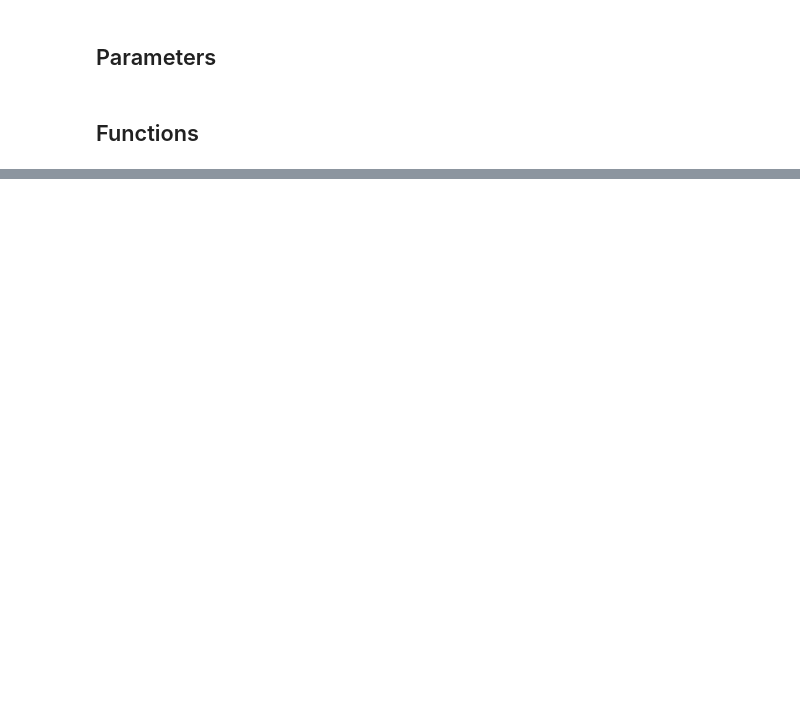
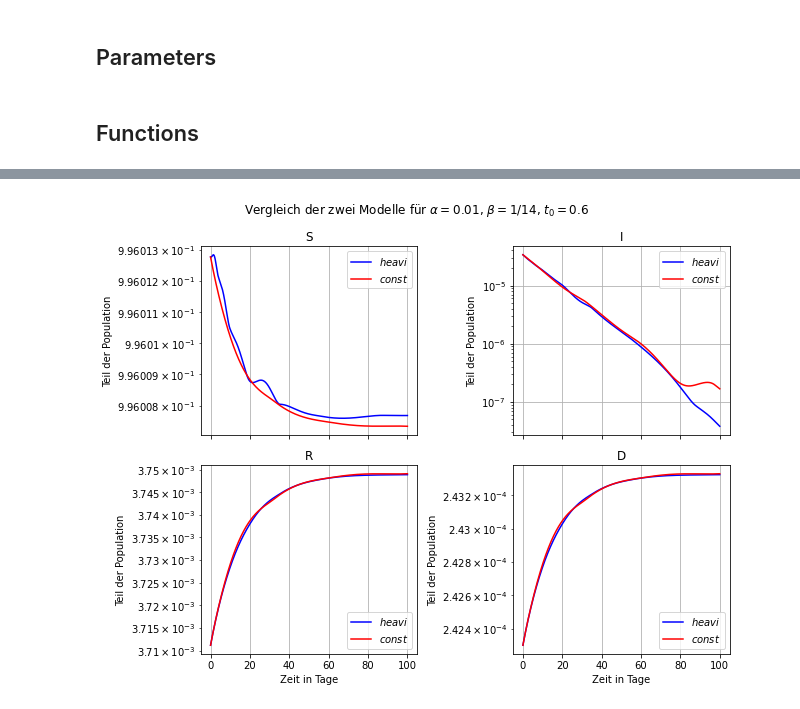
Before and after one commit to torbensun/Modeling-Of-Epidemics-With-Compartmental-And-Network-Models, a Jupyter notebook: Project.ipynb, the cells around one changed output, grey strips where cells are left out. Cells and saved outputs as stored; diff of their text form; code cells hidden in the pictures; blank space fills up the shorter version.

```diff
--- a/Project.ipynb
+++ b/Project.ipynb
@@ -358,0 +446,90 @@ print(np.shape(sol.t))
+# %%
+dimension = 38
+a =  np.loadtxt("./Internal Data/initial_data.txt")
+initCond = np.zeros(dimension*4)
+
+b = np.genfromtxt("./Internal Data/initial_data.txt")
+
+
+for i in range(dimension):
+    initCond[i] = b[i, 0]
+    initCond[i + dimension] = b[i, 1]
+    initCond[i + 2*dimension] = b[i, 2]
+    initCond[i + 3*dimension] = b[i, 3]
+
+
+N = region_setup(dimension)[0]
+
+
+tzero = np.array([0, 0.4, 0.8])
+
+
+simulation001 = Data(0.01, 1/14, dimension, "Pendler.txt", 0.6, import_rki_data(N, 7)[2])
+
+t = np.linspace(0, 100, 100000)
+
+sol1 = sci.solve_ivp(fun=function_of_system, t_span=(0, 100), y0=initCond, method="RK45", args=(simulation001, "heaviside", tzero), t_eval=t)
+sol2 = sci.solve_ivp(fun=function_of_system, t_span=(0, 100), y0=initCond, method="RK45", args=(simulation001, "constant", tzero), t_eval=t, dense_output=True)
+
+""""
+fig = plt.figure(figsize=(9, 7))
+#plt.plot(sol.t[:10000], sol.y[43, :10000], label="const")
+#plt.plot(sol1.t[:10000], sol1.y[43, :10000], label="heavi")
+plt.plot(sol.t[:], sol.y[5+3*38, :], label="const")
+plt.plot(sol1.t[:], sol1.y[5+3*38, :], label="heavi")
+plt.legend(loc="upper left")
+plt.grid()
+plt.yscale("log")
+plt.xlabel("Zeit in Tage")
+plt.ylabel("Anteil der Population")
+plt.show()
+
+
+"""
+
+fig, axs = plt.subplots(2, 2, figsize=(9,7), sharex=True)
+fig.suptitle(r"Vergleich der zwei Modelle für $\alpha = 0.01$, $\beta = 1/14$, $t_0 = 0.6$")
+
+axs[0, 0].set_title("S")
+axs[0, 0].set_ylabel("Teil der Population")
+axs[0, 0].set_ylabel("Teil der Population")
+axs[0, 0].set_yscale("log")
+axs[0, 0].plot(sol1.t, sol1.y[5, :], "b", label=r"$heavi$")
+axs[0, 0].plot(sol2.t, sol2.y[5, :], "r", label=r"$const$")
+axs[0, 0].legend(loc="upper right")
+axs[0, 0].grid()
+
+
+axs[0, 1].set_title("I")
+axs[0, 1].set_ylabel("Teil der Population")
+axs[0, 1].set_yscale("log")
+axs[0, 1].plot(sol1.t, sol1.y[5 + dimension, :], "b", label=r"$heavi$")
+axs[0, 1].plot(sol2.t, sol2.y[5 + dimension, :], "r", label=r"$const$")
+axs[0, 1].legend(loc="upper right")
+axs[0, 1].grid()
+
+
+axs[1, 0].set_title("R")
+axs[1, 0].set_xlabel("Zeit in Tage")
+axs[1, 0].set_yscale("log")
+axs[1, 0].set_ylabel("Teil der Population")
+axs[1, 0].plot(sol1.t, sol1.y[5 + 2*dimension, :], "b", label=r"$heavi$")
+axs[1, 0].plot(sol2.t, sol2.y[5 + 2*dimension, :], "r", label=r"$const$")
+axs[1, 0].legend(loc="lower right")
+axs[1, 0].grid()
+
+
+axs[1, 1].set_title("D")
+axs[1, 1].set_xlabel("Zeit in Tage")
+axs[1, 1].set_yscale("log")
+axs[1, 1].set_ylabel("Teil der Population")
+axs[1, 1].plot(sol1.t, sol1.y[5 + 3*dimension, :], "b", label=r"$heavi$")
+axs[1, 1].plot(sol2.t, sol2.y[5 + 3*dimension, :], "r", label=r"$const$")
+axs[1, 1].legend(loc="lower right")
+axs[1, 1].grid()
+
+fig.tight_layout()
+
+plt.savefig("./Media/Plots/small/small1.pdf", dpi=200)
+# %% [output]
+[figure, added]
```
Also changed, not shown: parts of 18 cells of this notebook, 2 other files.
